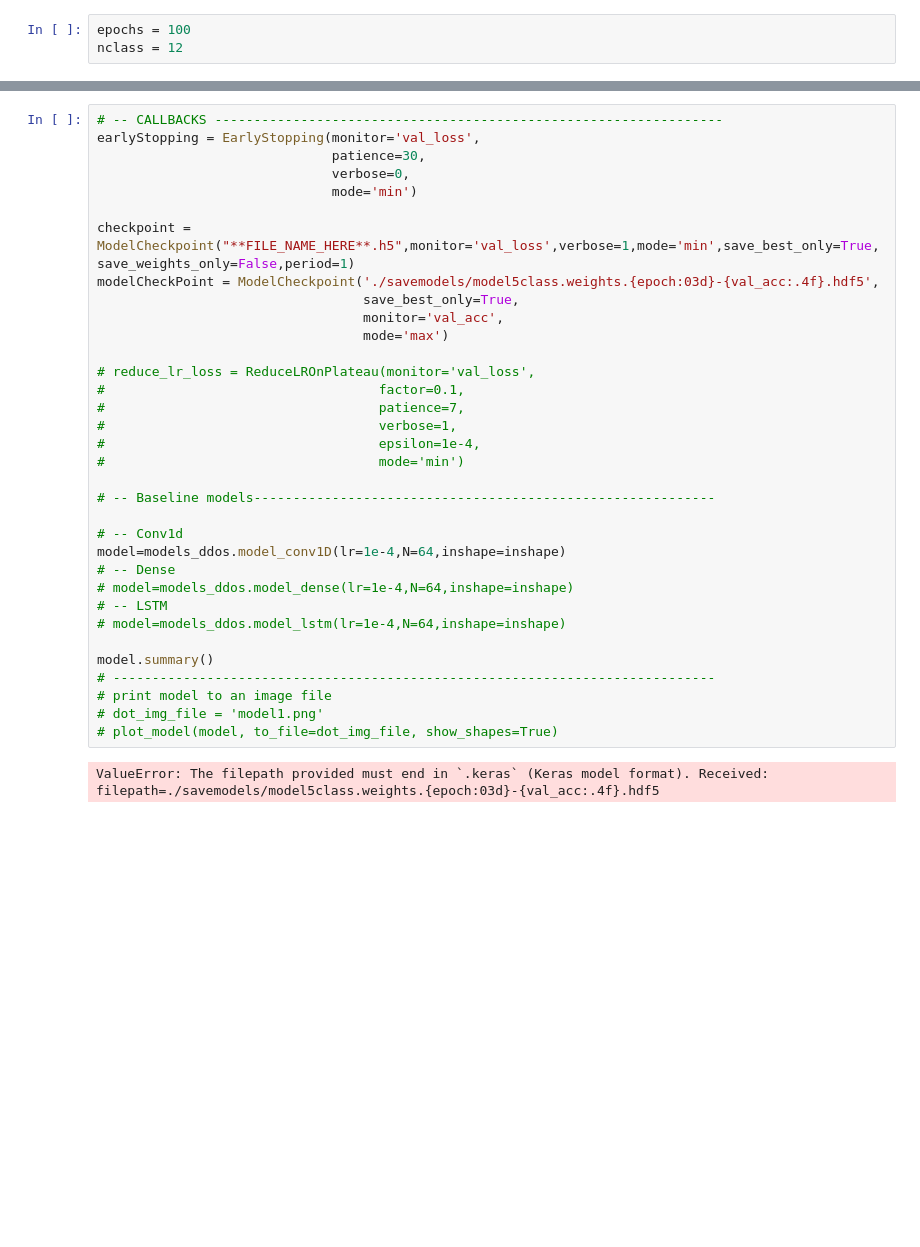
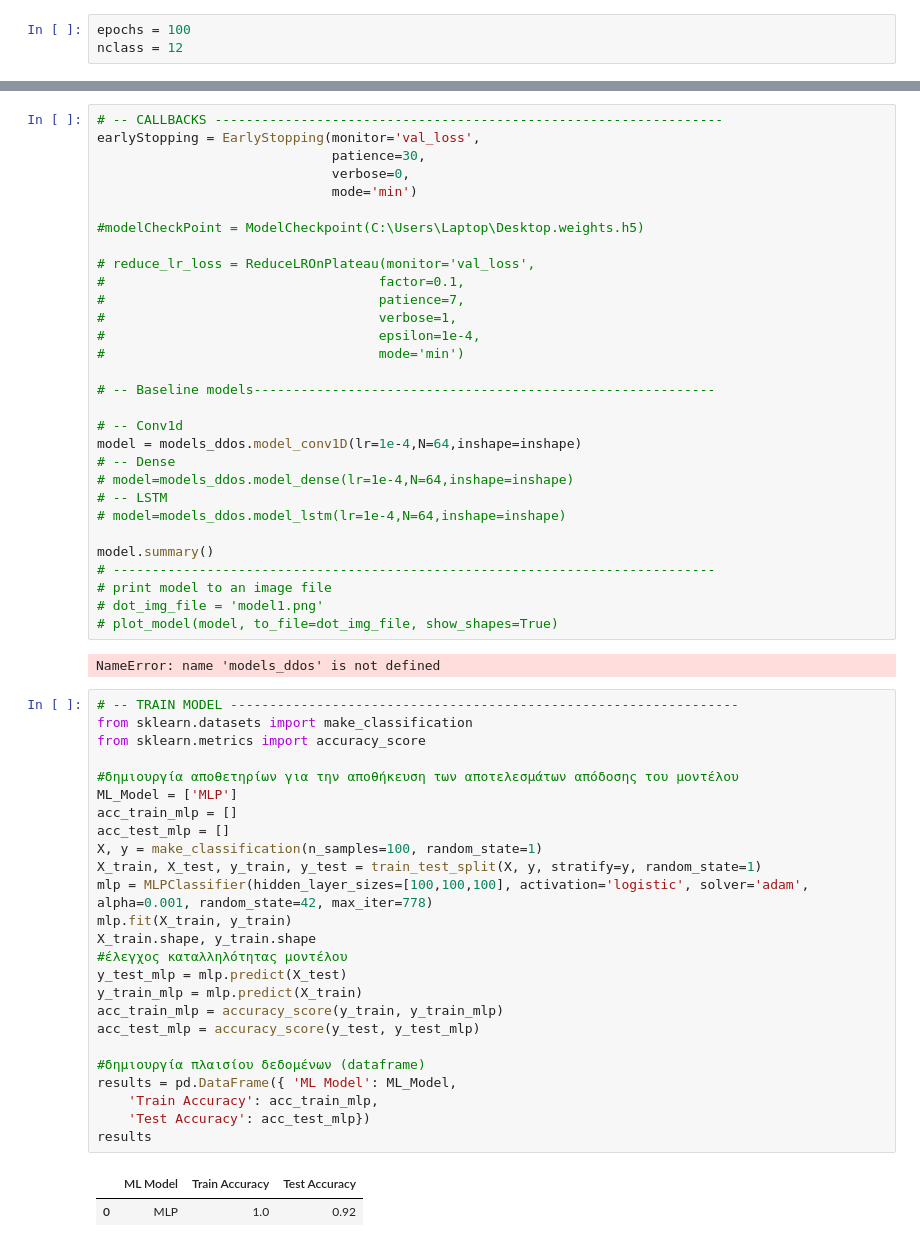
Before and after one commit to gsofianidou/IDS, a Jupyter notebook: IDS.ipynb, the cells around one changed output, grey strips where cells are left out. Drawn from its saved outputs; the diff is of its cells as text; blank space fills up the shorter version.

```diff
--- a/IDS.ipynb
+++ b/IDS.ipynb
@@ -100,11 +117,7 @@ earlyStopping = EarlyStopping(monitor='val_loss',
                               verbose=0,
                               mode='min')
 
-checkpoint = ModelCheckpoint("**FILE_NAME_HERE**.h5",monitor='val_loss',verbose=1,mode='min',save_best_only=True,save_weights_only=False,period=1)
-modelCheckPoint = ModelCheckpoint('./savemodels/model5class.weights.{epoch:03d}-{val_acc:.4f}.hdf5',
-                                  save_best_only=True,
-                                  monitor='val_acc',
-                                  mode='max')
+#modelCheckPoint = ModelCheckpoint(C:\Users\Laptop\Desktop.weights.h5)
 
 # reduce_lr_loss = ReduceLROnPlateau(monitor='val_loss',
 #                                   factor=0.1,
@@ -116,7 +129,7 @@ modelCheckPoint = ModelCheckpoint('./savemodels/model5class.weights.{epoch:03d}-
 # -- Baseline models-----------------------------------------------------------
 
 # -- Conv1d
-model=models_ddos.model_conv1D(lr=1e-4,N=64,inshape=inshape)
+model = models_ddos.model_conv1D(lr=1e-4,N=64,inshape=inshape)
 # -- Dense
 # model=models_ddos.model_dense(lr=1e-4,N=64,inshape=inshape)
 # -- LSTM
@@ -128,4 +141,32 @@ model.summary()
 # dot_img_file = 'model1.png'
 # plot_model(model, to_file=dot_img_file, show_shapes=True)
 # %% [output]
-ValueError: The filepath provided must end in `.keras` (Keras model format). Received: filepath=./savemodels/model5class.weights.{epoch:03d}-{val_acc:.4f}.hdf5
+NameError: name 'models_ddos' is not defined
+# %%
+# -- TRAIN MODEL -----------------------------------------------------------------
+from sklearn.datasets import make_classification
+from sklearn.metrics import accuracy_score
+
+#δημιουργία αποθετηρίων για την αποθήκευση των αποτελεσμάτων απόδοσης του μοντέλου
+ML_Model = ['MLP']
+acc_train_mlp = []
+acc_test_mlp = []
+X, y = make_classification(n_samples=100, random_state=1)
+X_train, X_test, y_train, y_test = train_test_split(X, y, stratify=y, random_state=1)
+mlp = MLPClassifier(hidden_layer_sizes=[100,100,100], activation='logistic', solver='adam', alpha=0.001, random_state=42, max_iter=778)
+mlp.fit(X_train, y_train)
+X_train.shape, y_train.shape
+#έλεγχος καταλληλότητας μοντέλου
+y_test_mlp = mlp.predict(X_test)
+y_train_mlp = mlp.predict(X_train)
+acc_train_mlp = accuracy_score(y_train, y_train_mlp)
+acc_test_mlp = accuracy_score(y_test, y_test_mlp)
+
+#δημιουργία πλαισίου δεδομένων (dataframe)
+results = pd.DataFrame({ 'ML Model': ML_Model,
+    'Train Accuracy': acc_train_mlp,
+    'Test Accuracy': acc_test_mlp})
+results
+# %% [output]
+|  | ML Model | Train Accuracy | Test Accuracy |
+| 0 | MLP | 1.0 | 0.92 |
```
Also changed, not shown: parts of 4 cells of this notebook.
